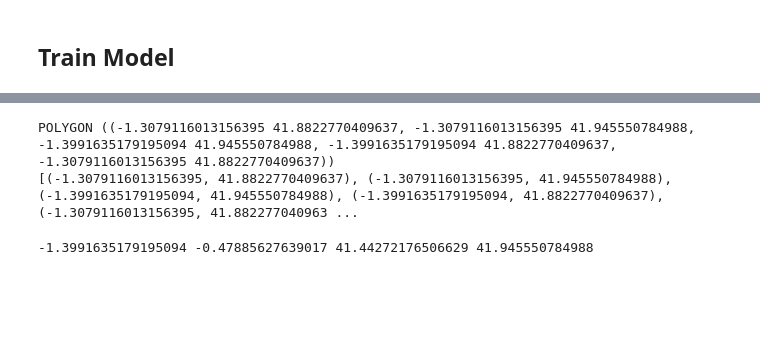
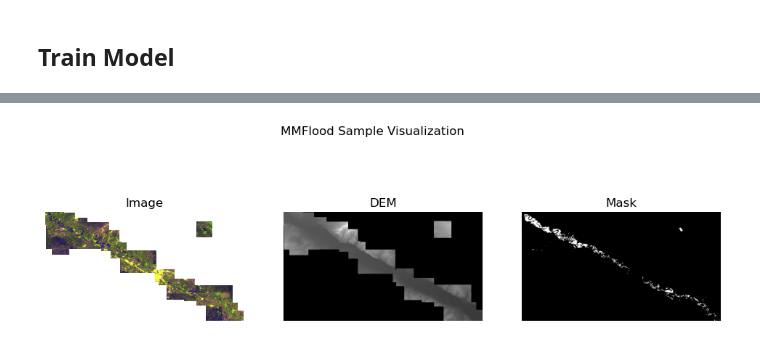
Before and after one commit to rabinatwayana/DL_torchgeo_MMFlood_Segmentation, a Jupyter notebook: Drive_mmflood.ipynb, the cells around one changed output, grey strips where cells are left out. Saved outputs shown, nothing was run; the diff lists cells and outputs as text; code cells hidden in the pictures; blank space fills up the shorter version.

```diff
--- a/Drive_mmflood.ipynb
+++ b/Drive_mmflood.ipynb
@@ -221,11 +312,12 @@ Dataset classes:
 
 If data is already exist in root dir, download will be skipped. Data download failed when I tried in colab. So downlaod and data subset was done locally.
 # %%
-dataset = MMFlood(
-    root="data",   # where data will be stored
-    download=True,         # this triggers download
-    checksum=True          # optional but recommended
-)
+with custom_logger.step("Data download "):
+    dataset = MMFlood(
+        root="data",   # where data will be stored
+        download=True,         # this triggers download
+        checksum=True          # optional but recommended
+    )
 # %%
 get_activations_stats("data/original_activations.json")
 # %% [markdown]
@@ -253,6 +345,7 @@ run_data_selection(original_json_path, new_json_path, selected_countries, delete
 get_activations_stats(new_json_path)
 # %%
 
-create_selected_data_folder( "data/activations.json","data/activations","selected_data/activations")
+with custom_logger.step("Copying selected activations in new folder"):
+    create_selected_data_folder( act_json_path="data/activations.json",activations_dir="data/activations",target_dir="selected_data/activations")
 # %%
 shutil.move("data/activations.json", "selected_data/activations.json")
@@ -270,4 +478,10 @@ Mounted at /content/drive
 # %%
-from google.colab import drive
-drive.mount('/content/drive') #os.listdir('/content/drive'
+# from google.colab import drive
+# drive.mount('/content/drive') #os.listdir('/content/drive'
+
+# root_data_dir="/content/drive/MyDrive/MMFlood/selected_data"
+root_data_dir= "selected_data/"
+include_dem = True
+include_hydro = False
+apply_normalize = False
 # %%
@@ -313,48 +528,22 @@ def get_mmflood_normalize(include_dem=False, include_hydro=False):
 # %%
-# Convert index to a list of keys
-# keys = list(train_dataset.index)
-
-# train_dataset.index['geometry']
-
+# get geometry
 geom = train_dataset.index['geometry'].iloc[12]
-print(geom)  # will still show truncated if default print, but you can inspect coordinates
 print(list(geom.exterior.coords))
-# %% [output]
-POLYGON ((-1.3079116013156395 41.8822770409637, -1.3079116013156395 41.945550784988, -1.3991635179195094 41.945550784988, -1.3991635179195094 41.8822770409637, -1.3079116013156395 41.8822770409637))
-[(-1.3079116013156395, 41.8822770409637), (-1.3079116013156395, 41.945550784988), (-1.3991635179195094, 41.945550784988), (-1.3991635179195094, 41.8822770409637), (-1.3079116013156395, 41.882277040963 ...
 # %%
 # Polygon coordinates
-# coords = [
-#     (10.272723035404939, 52.20175074341367),
-#     (10.272723035404939, 52.263835975599534),
-#     (10.1853125, 52.263835975599534),
-#     (10.1853125, 52.20175074341367),
-#     (10.272723035404939, 52.20175074341367),
-#     (4.810280525534729, 48.166654982391925),
-#     (4.810280525534729, 48.22936587993572),
-#     (4.73609375, 48.22936587993572),
-#     (4.73609375, 48.166654982391925),
-#     (4.810280525534729, 48.166654982391925)
-# ]
-
 coords = [
     (-0.47885627639017, 41.44272176506629),
     (-0.47885627639017, 41.493588703533106),
     (-0.54734375, 41.493588703533106),
     (-0.54734375, 41.44272176506629),
     (-0.47885627639017, 41.44272176506629),
     (-1.3079116013156395, 41.8822770409637),
     (-1.3079116013156395, 41.945550784988),
     (-1.3991635179195094, 41.945550784988),
     (-1.3991635179195094, 41.8822770409637),
     (-1.3079116013156395, 41.8822770409637)
 ]
 
-# Get bounding box
-xs, ys = zip(*coords)
-xmin, xmax = min(xs), max(xs)
-ymin, ymax = min(ys), max(ys)
-
-print(xmin, xmax, ymin, ymax)
+plot_sample(coords=coords, dataset=train_dataset)
 # %% [output]
--1.3991635179195094 -0.47885627639017 41.44272176506629 41.945550784988
+[figure, added]
```
Also changed, not shown: parts of 26 cells of this notebook, 3 other files.
